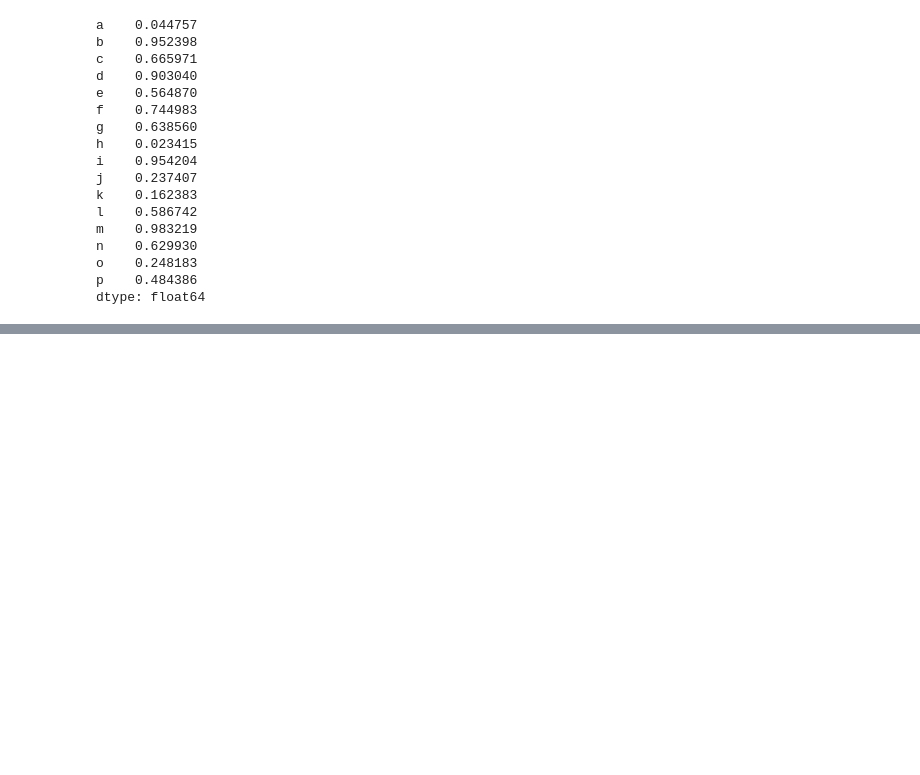
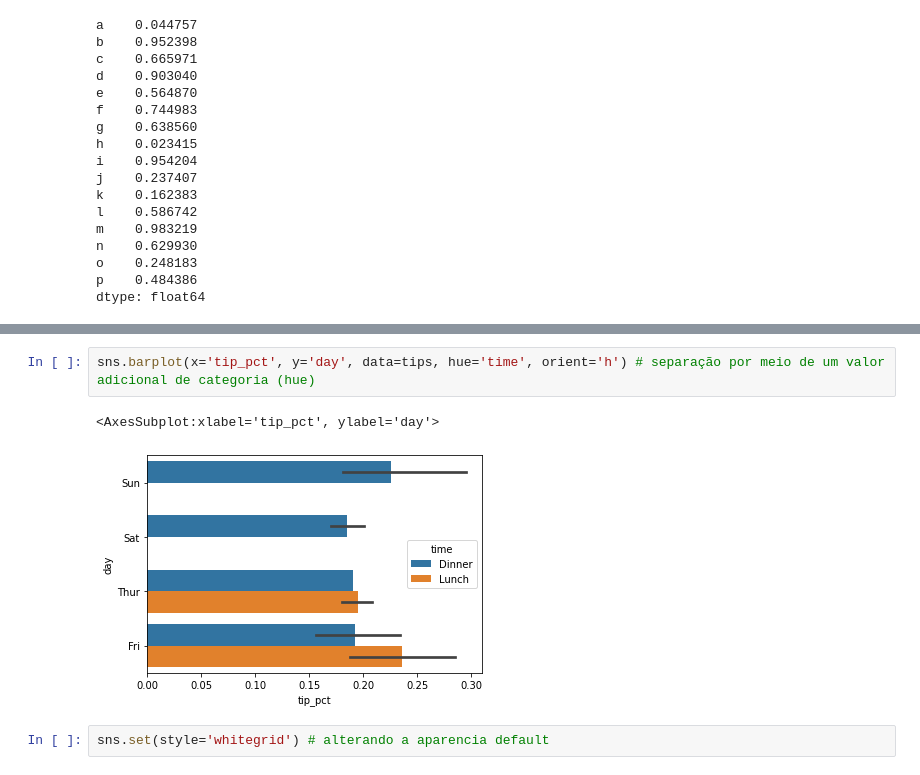
Before and after one commit to Kaiquenakao/plotagem-visualizacao, a Jupyter notebook: plotagem.ipynb, the cells around one changed output, grey strips where cells are left out. Saved outputs shown, nothing was run; the diff lists cells and outputs as text; blank space fills up the shorter version.

```diff
--- a/plotagem.ipynb
+++ b/plotagem.ipynb
@@ -425,0 +499,7 @@ df.plot.barh(stacked=True, alpha=0.5)
+# %%
+sns.barplot(x='tip_pct', y='day', data=tips, hue='time', orient='h') # separação por meio de um valor adicional de categoria (hue)
+# %% [output]
+<AxesSubplot:xlabel='tip_pct', ylabel='day'>
+[figure, added]
+# %%
+sns.set(style='whitegrid') # alterando a aparencia default
```
Also changed, not shown: parts of 16 cells of this notebook, 1 other file.
